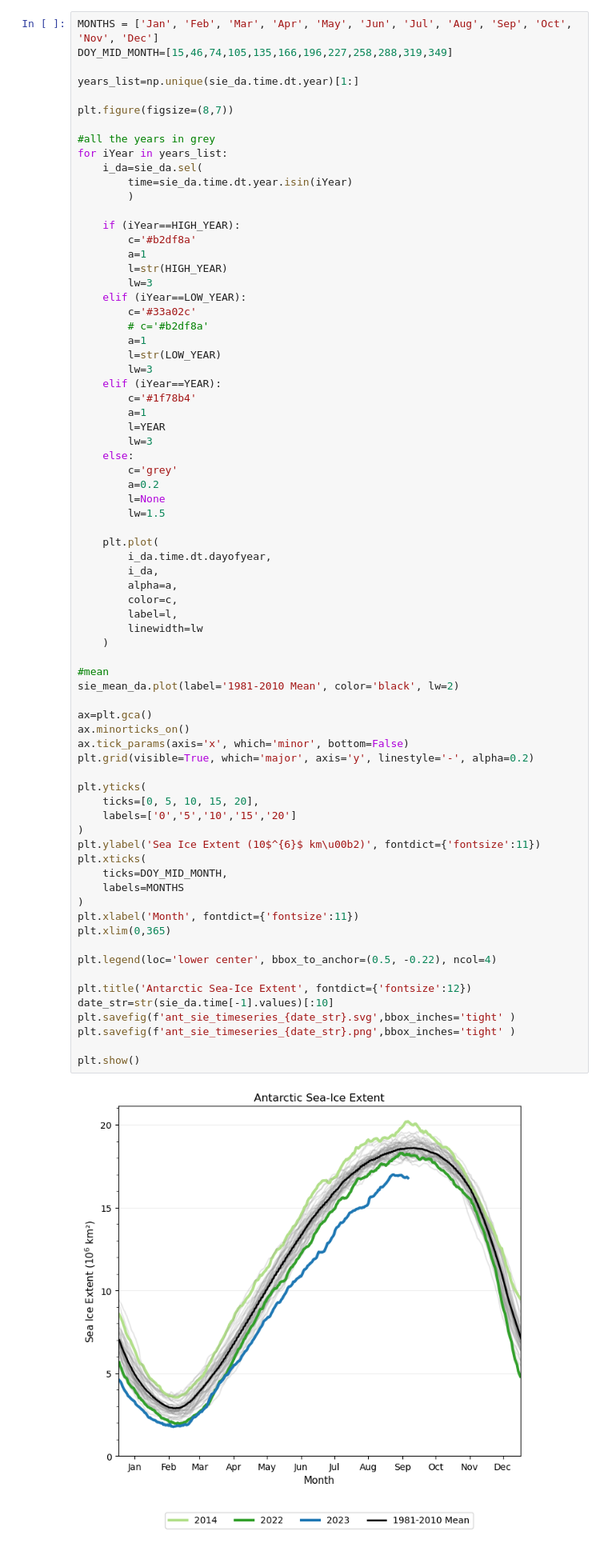
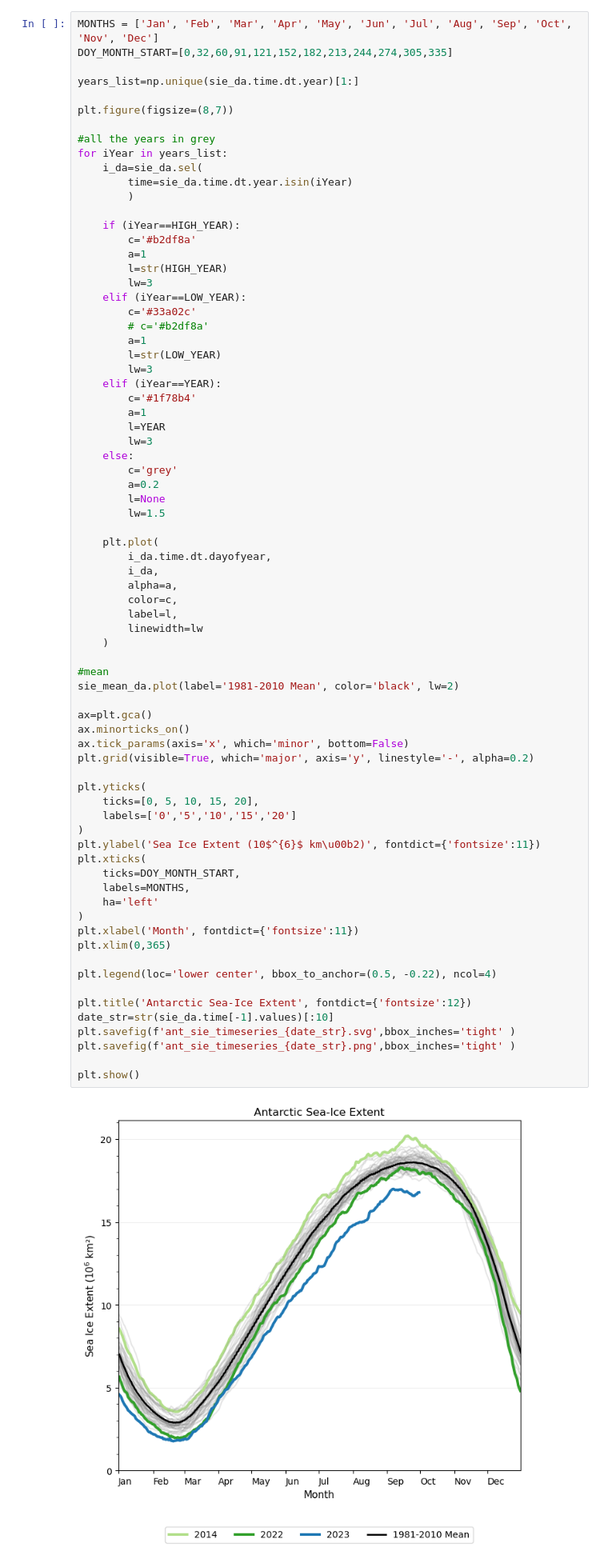
Before and after one commit to anton-seaice/sea-ice-plots, a Jupyter notebook: sea_ice_extent.ipynb, the cells around one changed output. Shown at 80% size. Cells and saved outputs as stored; diff of their text form.

Commit message:
Fix Month Labels

```diff
--- a/sea_ice_extent.ipynb
+++ b/sea_ice_extent.ipynb
@@ -61,7 +61,7 @@ sie_da.plot()
 sie_mean_da=sie_da.sel(time=CLIMAT_SLICE).groupby('time.dayofyear').mean()
 # %%
 MONTHS = ['Jan', 'Feb', 'Mar', 'Apr', 'May', 'Jun', 'Jul', 'Aug', 'Sep', 'Oct', 'Nov', 'Dec']
-DOY_MID_MONTH=[15,46,74,105,135,166,196,227,258,288,319,349]
+DOY_MONTH_START=[0,32,60,91,121,152,182,213,244,274,305,335]
 
 years_list=np.unique(sie_da.time.dt.year)[1:]
 
@@ -104,33 +104,34 @@ for iYear in years_list:
         linewidth=lw
     )
 
 #mean
 sie_mean_da.plot(label='1981-2010 Mean', color='black', lw=2)
 
 ax=plt.gca()
 ax.minorticks_on()
 ax.tick_params(axis='x', which='minor', bottom=False)
 plt.grid(visible=True, which='major', axis='y', linestyle='-', alpha=0.2)
 
 plt.yticks(
     ticks=[0, 5, 10, 15, 20],
     labels=['0','5','10','15','20']
 )
 plt.ylabel('Sea Ice Extent (10$^{6}$ km\u00b2)', fontdict={'fontsize':11})
 plt.xticks(
-    ticks=DOY_MID_MONTH,
-    labels=MONTHS
+    ticks=DOY_MONTH_START,
+    labels=MONTHS,
+    ha='left'
 )
 plt.xlabel('Month', fontdict={'fontsize':11})
 plt.xlim(0,365)
 
 plt.legend(loc='lower center', bbox_to_anchor=(0.5, -0.22), ncol=4)
 
 plt.title('Antarctic Sea-Ice Extent', fontdict={'fontsize':12})
 date_str=str(sie_da.time[-1].values)[:10]
 plt.savefig(f'ant_sie_timeseries_{date_str}.svg',bbox_inches='tight' )
 plt.savefig(f'ant_sie_timeseries_{date_str}.png',bbox_inches='tight' )
 
 plt.show()
 # %% [output]
-[figure, old version]
+[figure, new version]
```
Also changed, not shown: parts of 1 cell of this notebook.
